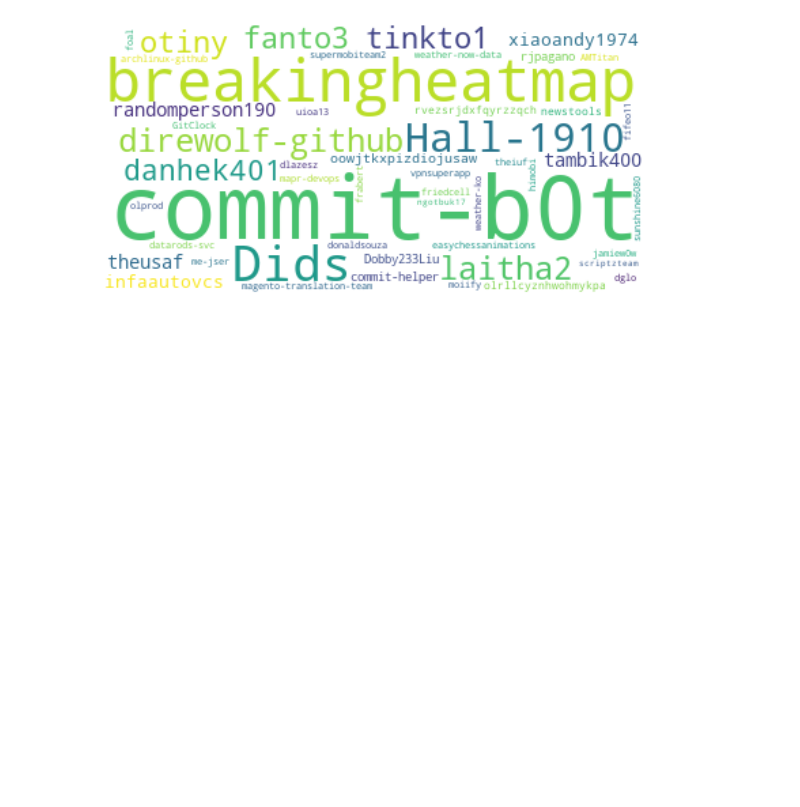
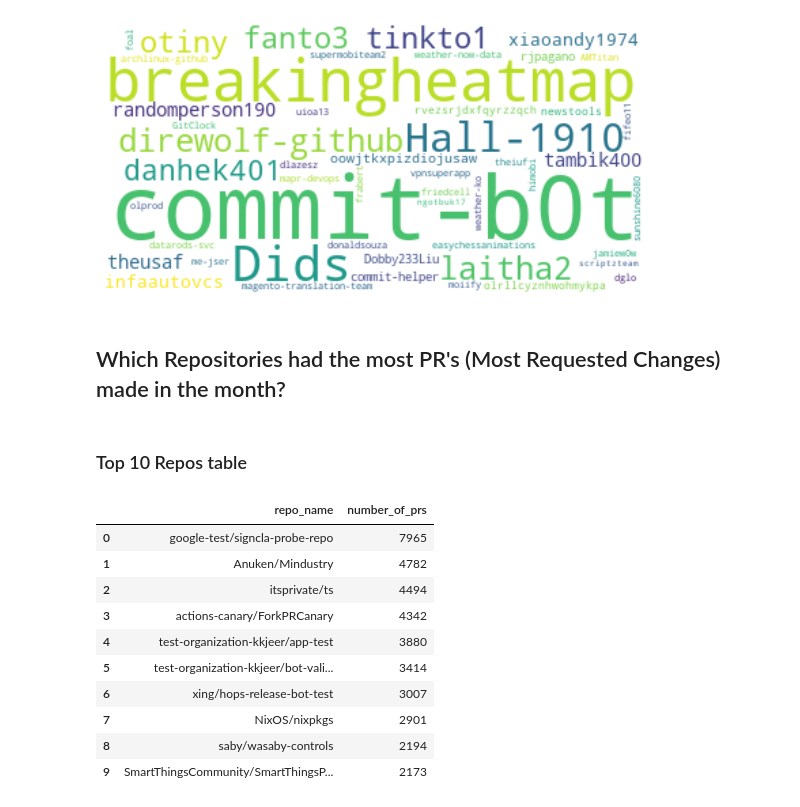
Before and after one commit to fidapco/notebooks, a Jupyter notebook: github_analysis.ipynb, the cells around one changed output. Saved outputs shown, nothing was run; the diff lists cells and outputs as text; code cells hidden in the pictures; blank space fills up the shorter version.

```diff
--- a/github_analysis.ipynb
+++ b/github_analysis.ipynb
@@ -128,3 +128,23 @@ plt.axis("off")
 plt.show()
 # %% [output]
 [figure]
+# %% [markdown]
+## Which Repositories had the most PR's (Most Requested Changes) made in the month?
+# %%
+repo_prs = fidap.sql("""select "repo_name", count(*) as number_of_prs from "FIDAP_DATA_SOURCES"."FIDAP_SCHEMA"."github" where "type" = 'PullRequestEvent' group by "repo_name" order by number_of_prs desc;""")
+# %% [markdown]
+### Top 10 Repos table
+# %%
+repo_prs.head(10)
+# %% [output]
+|  | repo_name | number_of_prs |
+| 0 | google-test/signcla-probe-repo | 7965 |
+| 1 | Anuken/Mindustry | 4782 |
+| 2 | itsprivate/ts | 4494 |
+| 3 | actions-canary/ForkPRCanary | 4342 |
+| 4 | test-organization-kkjeer/app-test | 3880 |
+| 5 | test-organization-kkjeer/bot-vali... | 3414 |
+| 6 | xing/hops-release-bot-test | 3007 |
+| 7 | NixOS/nixpkgs | 2901 |
+| 8 | saby/wasaby-controls | 2194 |
+| 9 | SmartThingsCommunity/SmartThingsP... | 2173 |
```
Also changed, not shown: parts of 6 cells of this notebook.
